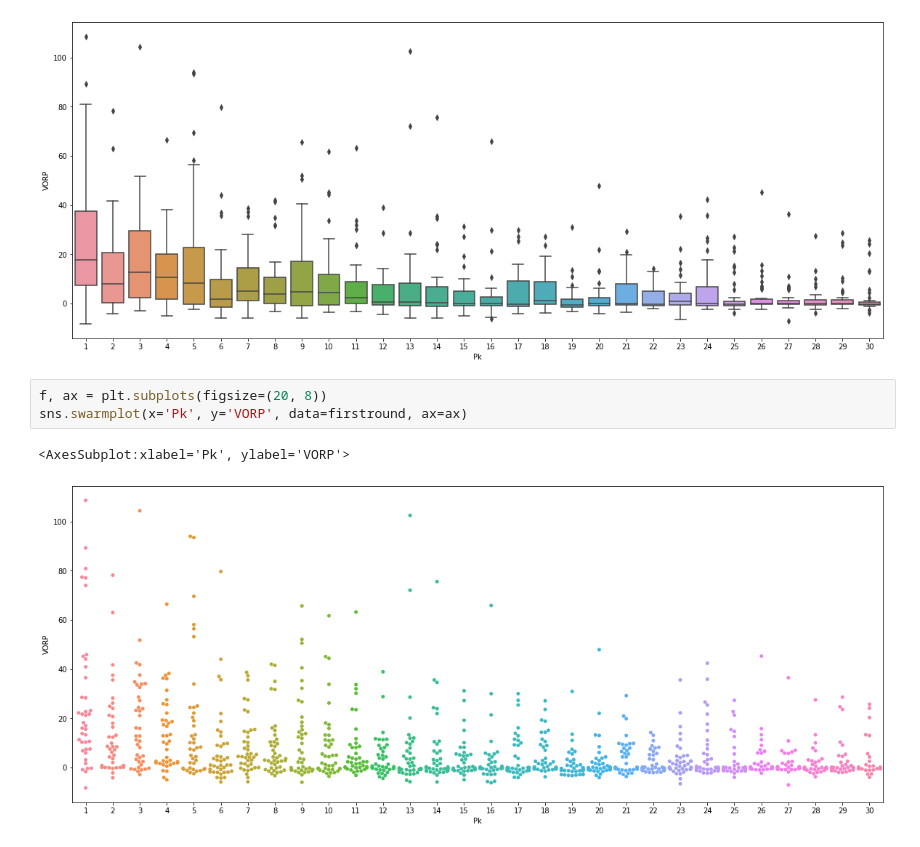
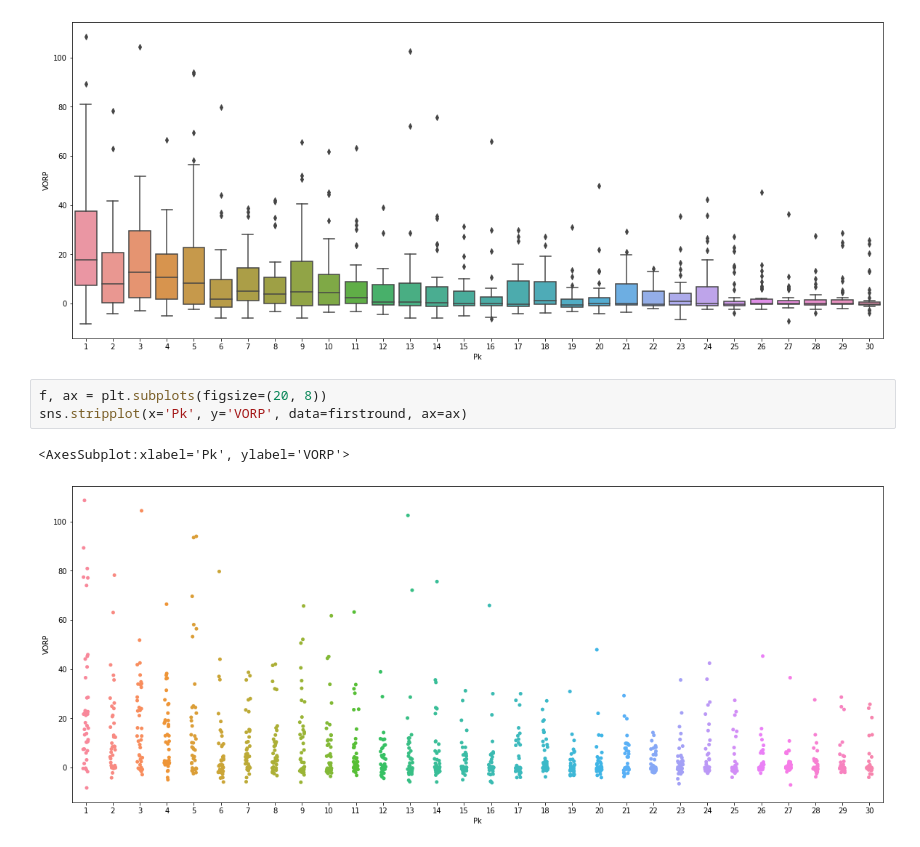
Before and after one commit to llimllib/draftchart, a Jupyter notebook: draftpicks.ipynb, the cells around one changed output. Cells and saved outputs as stored; diff of their text form.

Commit message:
stripplot

```diff
--- a/draftpicks.ipynb
+++ b/draftpicks.ipynb
@@ -30,7 +30,7 @@ sns.boxplot(x="Pk", y="VORP", data=firstround, ax=ax)
 [figure]
 # %%
 f, ax = plt.subplots(figsize=(20, 8))
-sns.swarmplot(x='Pk', y='VORP', data=firstround, ax=ax)
+sns.stripplot(x='Pk', y='VORP', data=firstround, ax=ax)
 # %% [output]
 <AxesSubplot:xlabel='Pk', ylabel='VORP'>
-[figure, old version]
+[figure, new version]
```
